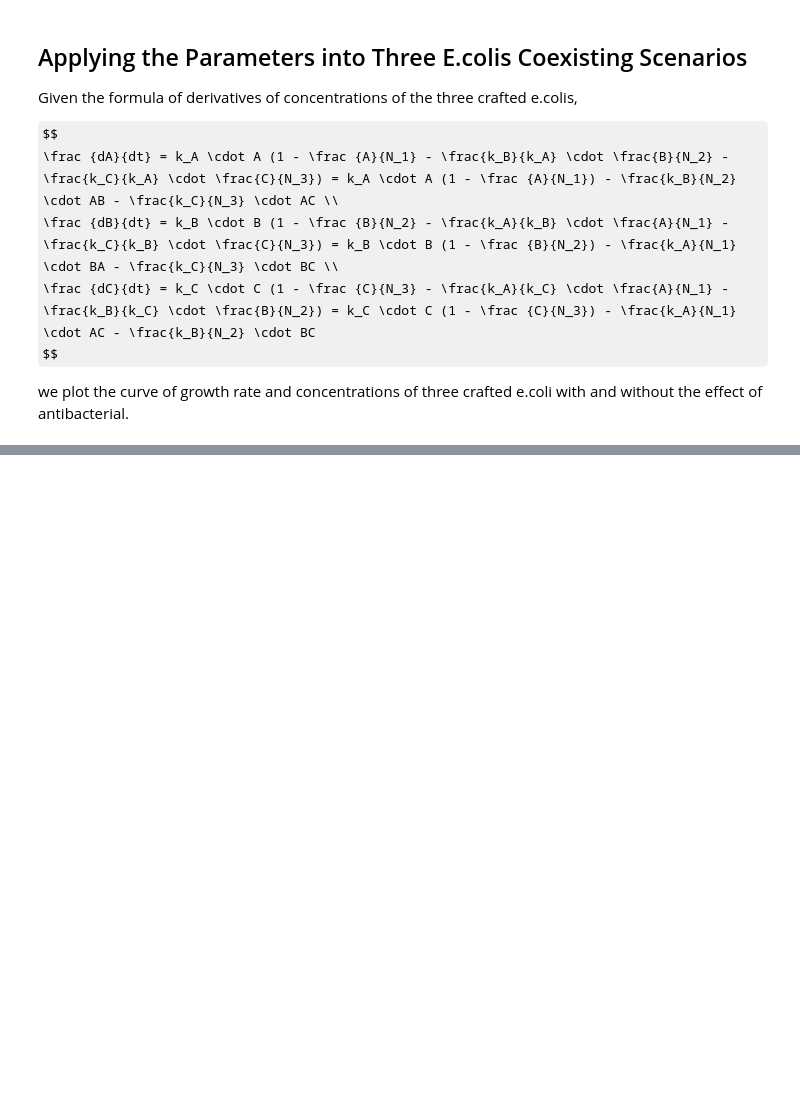
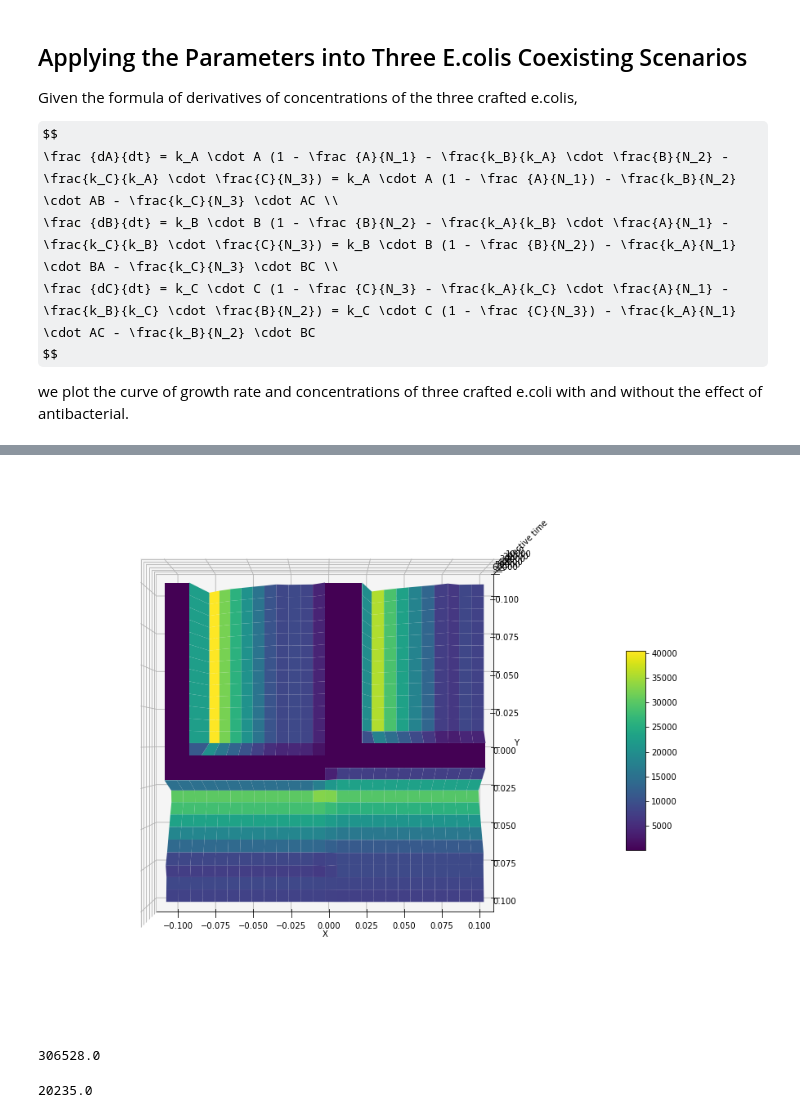
Before and after one commit to jasonliuuu/igem-model, a Jupyter notebook: main.ipynb, the cells around one changed output, grey strips where cells are left out. Cells and saved outputs as stored; diff of their text form; code cells hidden in the pictures; some formulas as TeX source; blank space fills up the shorter version.

```diff
--- a/main.ipynb
+++ b/main.ipynb
@@ -439,0 +401,21 @@ array([-2.00000000e-01, -1.60000000e-01, -1.20000000e-01, -8.00000000e-02,
+# %%
+fig = plt.figure(figsize=(15,15))
+ax = fig.gca(projection='3d')
+ax.view_init(-90, -90)
+surf = ax.plot_surface(X, Y, Z, cmap=cm.viridis,edgecolor='none')
+ax.plot([0,0],[0,0],[0,60000],'b',linewidth=8)
+ax.set_xlabel("X")
+ax.set_ylabel("Y")
+ax.set_zlabel("effective time")
+fig.colorbar(surf, shrink=0.3, aspect=10)
+plt.show()
+# %% [output]
+[figure, added]
+# %%
+add_offset((-0.06,-0.025))
+# %% [output]
+306528.0
+# %%
+add_offset((0,0))
+# %% [output]
+20235.0
```
Also changed, not shown: parts of 13 cells of this notebook, 11 other files.
